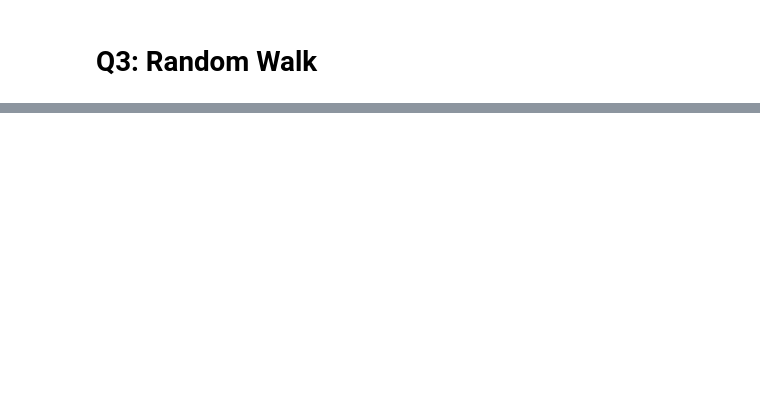
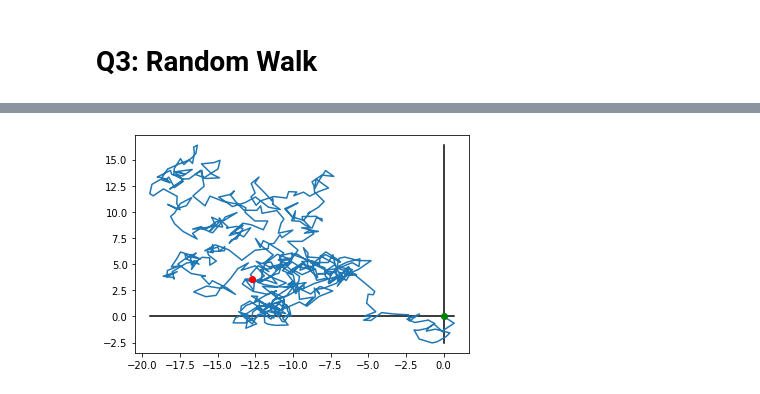
Before and after one commit to PeithonKing/comp_phys_P346, a Jupyter notebook: 2.assign2_rand.ipynb, the cells around one changed output, grey strips where cells are left out. Saved outputs shown, nothing was run; the diff lists cells and outputs as text; code cells hidden in the pictures; blank space fills up the shorter version.

```diff
--- a/2.assign2_rand.ipynb
+++ b/2.assign2_rand.ipynb
@@ -61,0 +50,4 @@ plt.show()
+# %%
+points, dist = random_walk(steps=600, seed=0.45)
+# %% [output]
+[figure, added]
```
Also changed, not shown: parts of 13 cells of this notebook, 3 other files.
